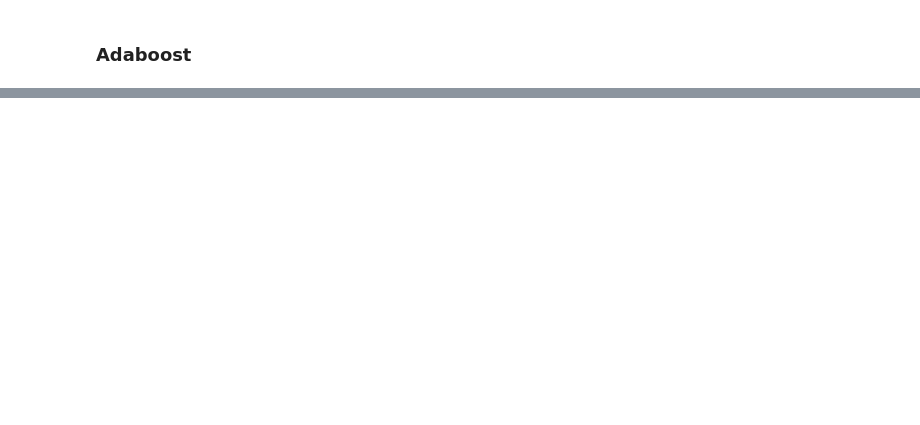
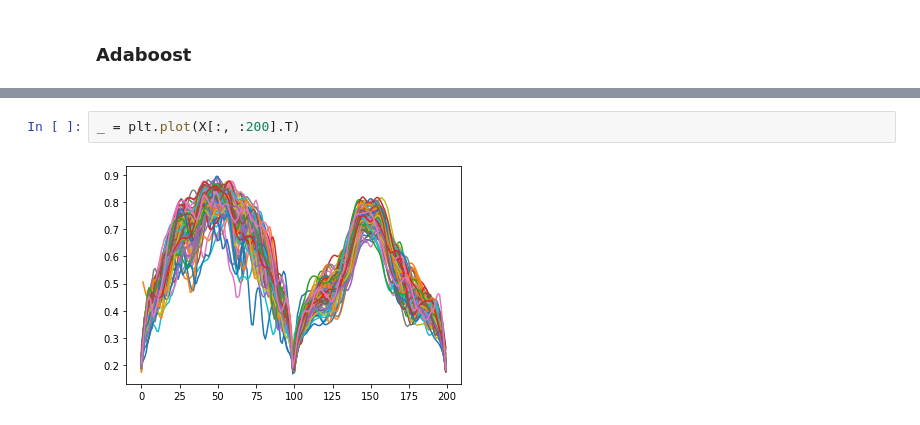
Before and after one commit to richford/afq-cnn, a Jupyter notebook: notebooks/data_exploration.ipynb, the cells around one changed output, grey strips where cells are left out. Saved outputs shown, nothing was run; the diff lists cells and outputs as text; blank space fills up the shorter version.

```diff
--- a/notebooks/data_exploration.ipynb
+++ b/notebooks/data_exploration.ipynb
@@ -112,0 +185,4 @@ array([-1.96236055,  0.52854271, -1.26871827, -0.69832751, -0.18904504])
+# %%
+_ = plt.plot(X[:, :200].T)
+# %% [output]
+[figure, added]
```
Also changed, not shown: parts of 50 cells of this notebook, 1 other file.
